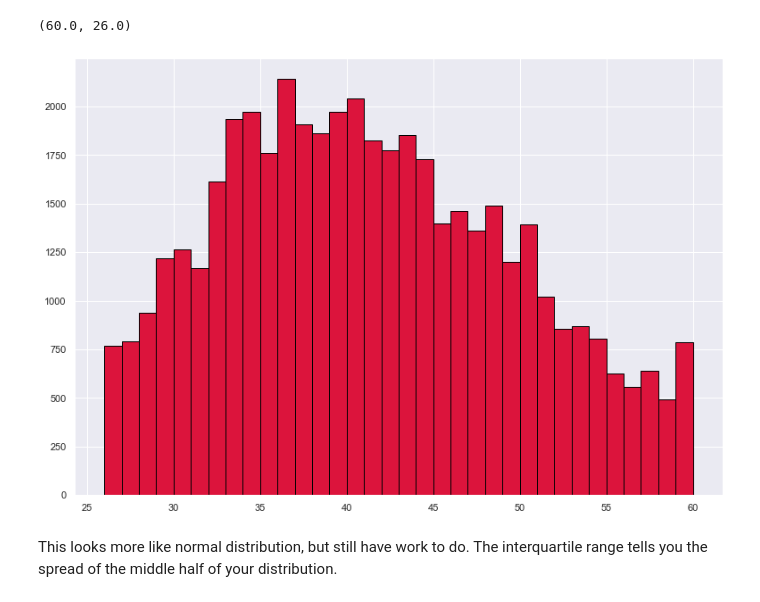
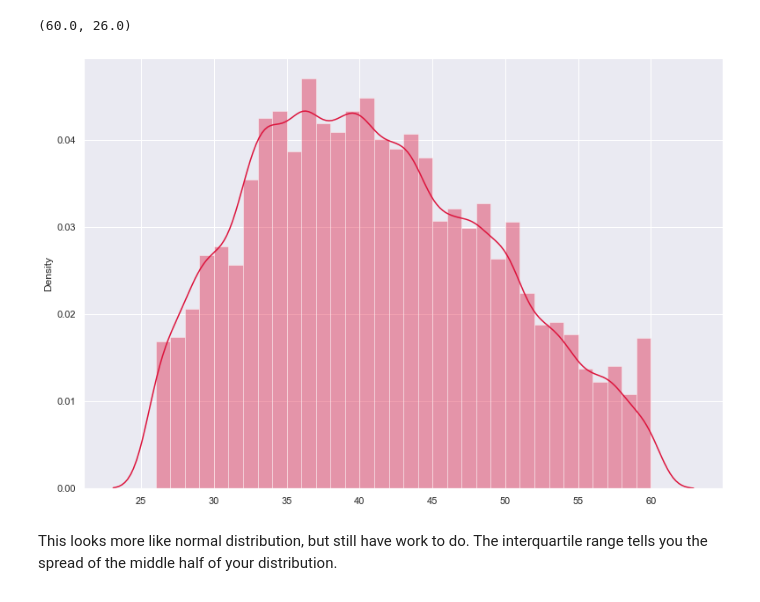
Before and after one commit to michailow/dota2-eda, a Jupyter notebook: notebooks/dota2_eda.ipynb, the cells around one changed output. Saved outputs shown, nothing was run; the diff lists cells and outputs as text; code cells hidden in the pictures.

Commit message:
add graphics to eda

```diff
--- a/notebooks/dota2_eda.ipynb
+++ b/notebooks/dota2_eda.ipynb
@@ -440,10 +440,10 @@ import matplotlib.pyplot as plt
 # %%
 kwargs = dict(hist_kws={'alpha':.6}, kde_kws={'linewidth':2})
 # %%
-plt.hist(df_match_outlets[['duration_min']], bins=int(q1 - q2), color='#DC143C',  edgecolor = "black")
+sns.distplot(df_match_outlets[['duration_min']], bins=int(q1 - q2), color='#DC143C')
 plt.show()
 # %% [output]
-[figure, old version]
+[figure, new version]
 # %% [markdown]
 This looks more like normal distribution, but still have work to do. The interquartile range tells you the spread of the middle half of your distribution.
 # %%
```
Also changed, not shown: parts of 10 cells of this notebook.
